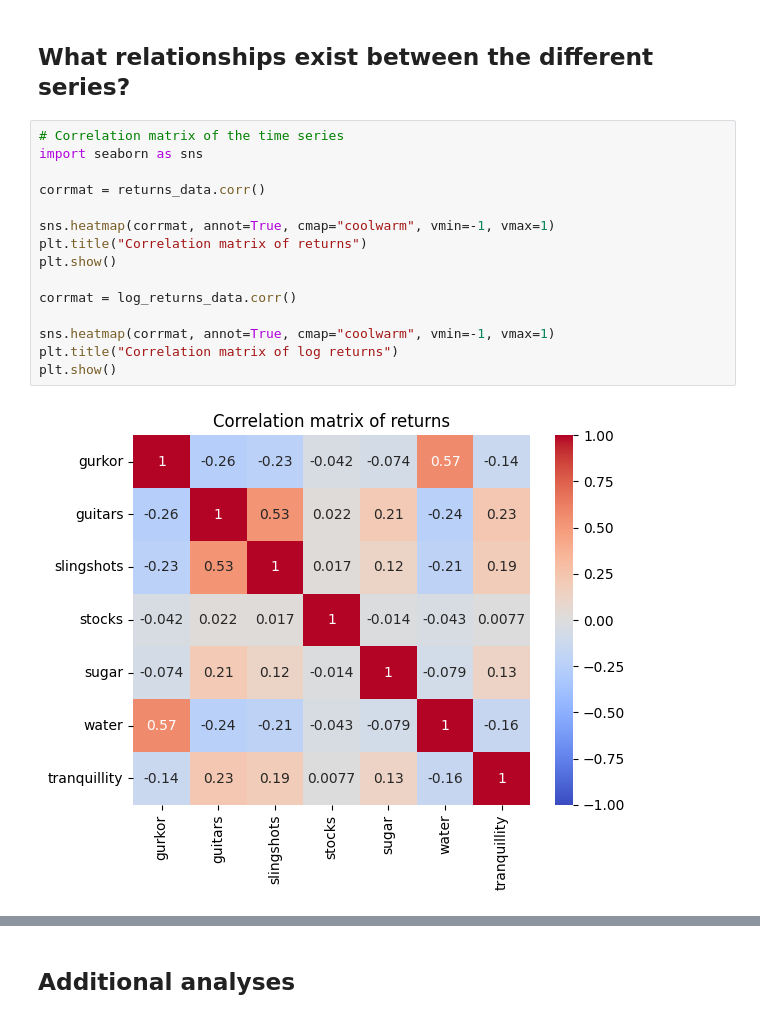
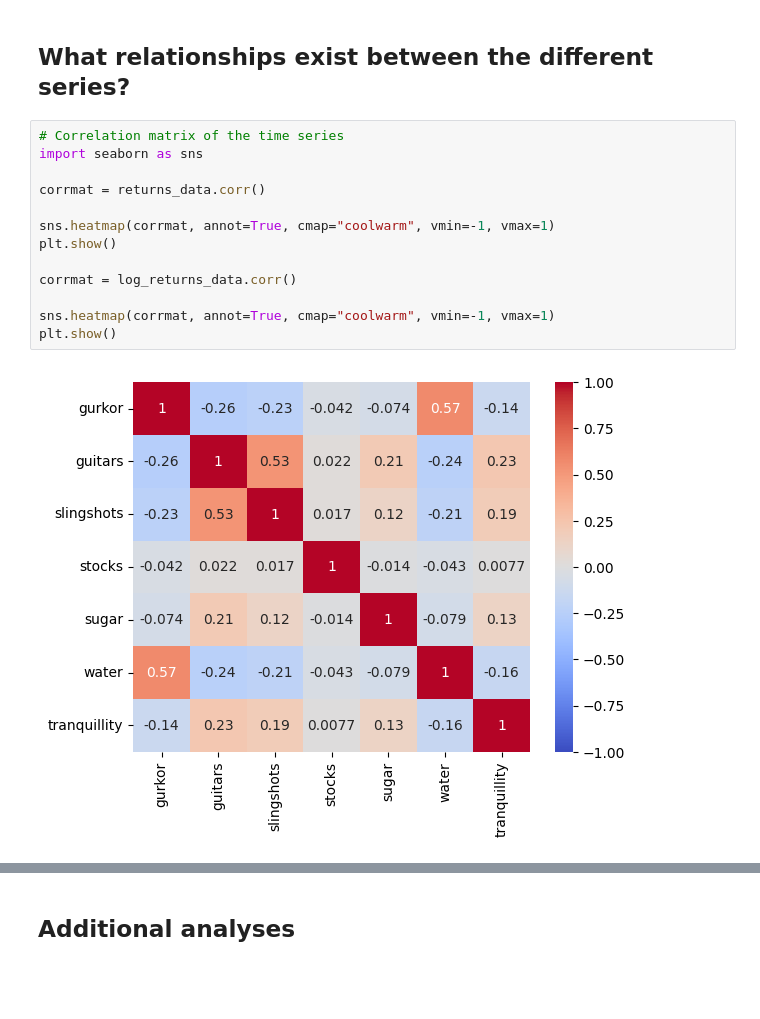
Before and after one commit to luprader/project_FTS, a Jupyter notebook: notebooks/task1_lukas.ipynb, the cells around one changed output, grey strips where cells are left out. Drawn from its saved outputs; the diff is of its cells as text; blank space fills up the shorter version.

```diff
--- a/notebooks/task1_lukas.ipynb
+++ b/notebooks/task1_lukas.ipynb
@@ -370,17 +373,15 @@ np.save("../top3_periods_log_returns.npy", top3_periods)
 # %%
 # Correlation matrix of the time series
 import seaborn as sns
 
 corrmat = returns_data.corr()
 
 sns.heatmap(corrmat, annot=True, cmap="coolwarm", vmin=-1, vmax=1)
-plt.title("Correlation matrix of returns")
 plt.show()
 
 corrmat = log_returns_data.corr()
 
 sns.heatmap(corrmat, annot=True, cmap="coolwarm", vmin=-1, vmax=1)
-plt.title("Correlation matrix of log returns")
 plt.show()
 # %% [output]
-[figure, old version]
+[figure, new version]
```
Also changed, not shown: parts of 7 cells of this notebook, 1 other file.
